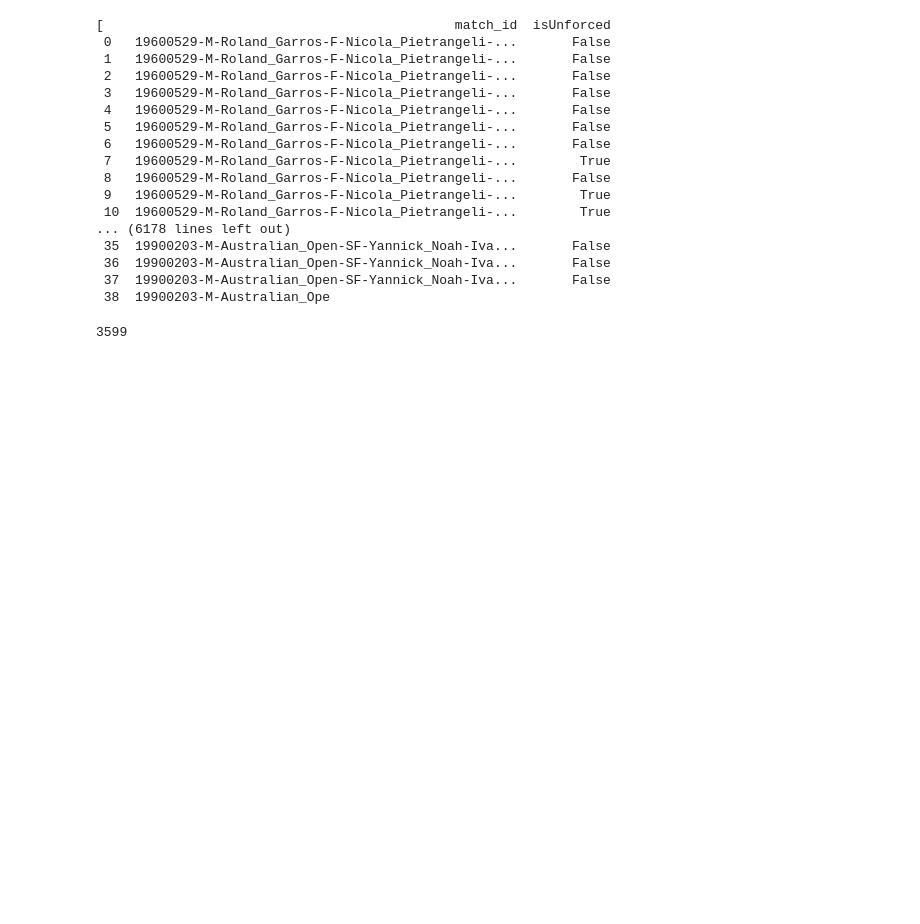
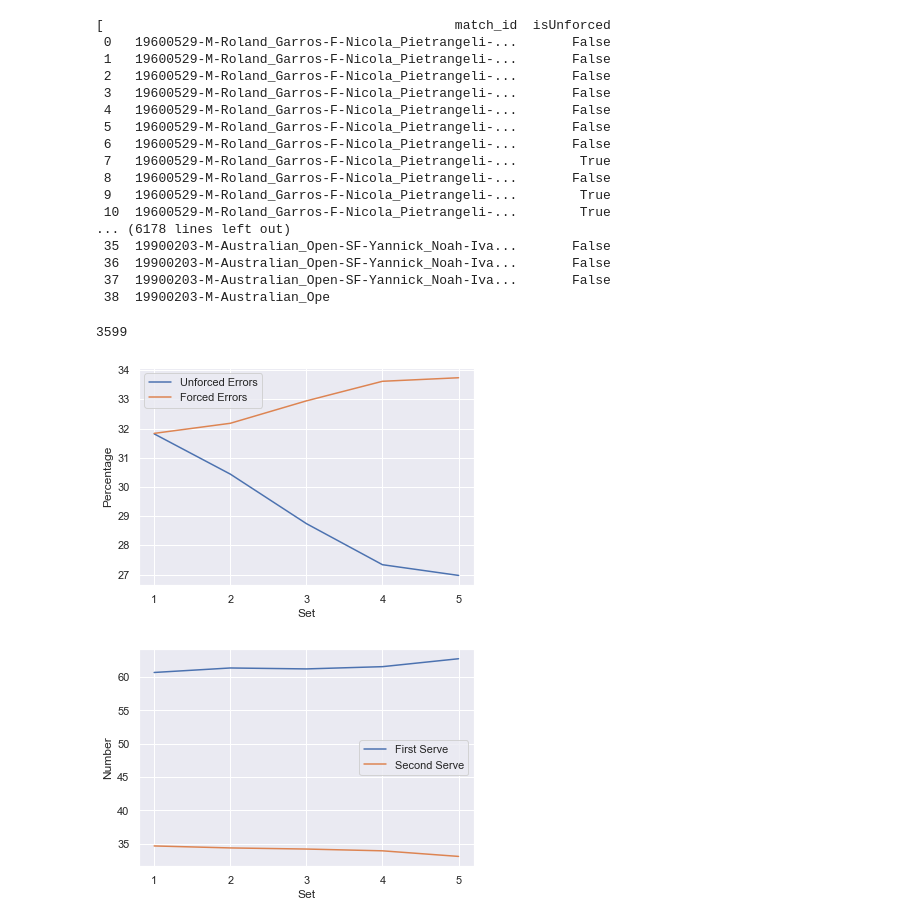
Before and after one commit to hoanganhminh01/CSE-481DS-Tennis-Analysis, a Jupyter notebook: src/match-overtime.ipynb, the cells around one changed output. Drawn from its saved outputs; the diff is of its cells as text; code cells hidden in the pictures; blank space fills up the shorter version.

Commit message:
Charts for match over time nb

```diff
--- a/src/match-overtime.ipynb
+++ b/src/match-overtime.ipynb
@@ -69,6 +72,8 @@ set2
 # %%
 set2_unforced = set2.isUnforced.sum()
 set2_forced = set2.isForced.sum()
+set2_fsv = set2["1stIn"].sum()
+set2_ssv = set2["2ndIn"].sum()
 print(set2_unforced/len(set2))
 print((set2_unforced + set2_forced)/len(set2))
 # %% [output]
@@ -94,6 +99,8 @@ set3
 # %%
 set3_unforced = set3.isUnforced.sum()
 set3_forced = set3.isForced.sum()
+set3_fsv = set3["1stIn"].sum()
+set3_ssv = set3["2ndIn"].sum()
 print(set3_unforced/len(set3))
 print((set3_unforced + set3_forced)/len(set3))
 # %% [output]
@@ -119,6 +126,8 @@ set4
 # %%
 set4_unforced = set4.isUnforced.sum()
 set4_forced = set4.isForced.sum()
+set4_fsv = set4["1stIn"].sum()
+set4_ssv = set4["2ndIn"].sum()
 print(set4_unforced/len(set4))
 print((set4_unforced + set4_forced)/len(set4))
 # %% [output]
@@ -144,6 +153,8 @@ set5
 # %%
 set5_unforced = set5.isUnforced.sum()
 set5_forced = set5.isForced.sum()
+set5_fsv = set5["1stIn"].sum()
+set5_ssv = set5["2ndIn"].sum()
 print(set5_unforced/len(set5))
 print((set5_unforced + set5_forced)/len(set5))
 # %% [output]
@@ -185,3 +196,49 @@ df_list
 len(df_list)
 # %% [output]
 3599
+# %%
+sets_total = [len(set1), len(set2), len(set3), len(set4), len(set5)]
+sets_unforced = [set1_unforced, set2_unforced, set3_unforced, set4_unforced, set5_unforced]
+sets_forced = [set1_forced, set2_forced, set3_forced, set4_forced, set5_forced]
+
+sets_unforced = [(sets_unforced[i] / sets_total[i] * 100) for i in range(len(sets_unforced))]
+sets_forced = [(sets_forced[i] / sets_total[i] * 100) for i in range(len(sets_forced))]
+
+sets = range(1,6)
+sns.set()
+
+plt.figure(0)
+
+plt.plot(sets, sets_unforced, label="Unforced Errors")
+plt.plot(sets, sets_forced, label="Forced Errors")
+
+plt.xlabel('Set')
+plt.ylabel('Percentage')
+
+plt.legend()
+
+plt.xticks(sets, fontweight='light')
+plt.yticks(fontweight='light')
+
+plt.figure(1)
+sets_fsv = [set1_fsv, set2_fsv, set3_fsv, set4_fsv, set5_fsv]
+sets_ssv = [set1_ssv, set2_ssv, set3_ssv, set4_ssv, set5_ssv]
+
+sets_fsv = [(sets_fsv[i] / sets_total[i] * 100) for i in range(len(sets_fsv))]
+sets_ssv = [(sets_ssv[i] / sets_total[i] * 100) for i in range(len(sets_ssv))]
+
+plt.plot(sets, sets_fsv, label="First Serve")
+plt.plot(sets, sets_ssv, label="Second Serve")
+
+plt.xlabel('Set')
+plt.ylabel('Number')
+
+plt.xticks(sets, fontweight='light')
+plt.yticks(fontweight='light')
+
+plt.legend()
+
+plt.show()
+# %% [output]
+[figure, added]
+[figure, added]
```
Also changed, not shown: parts of 2 cells of this notebook.
